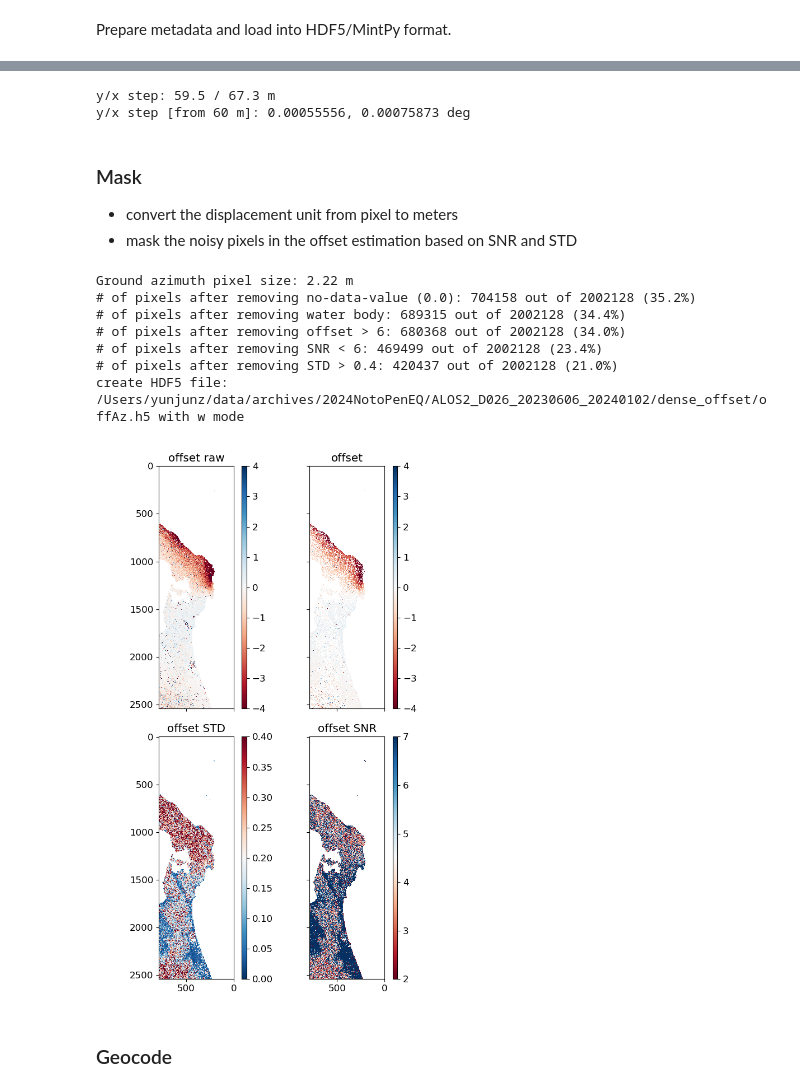
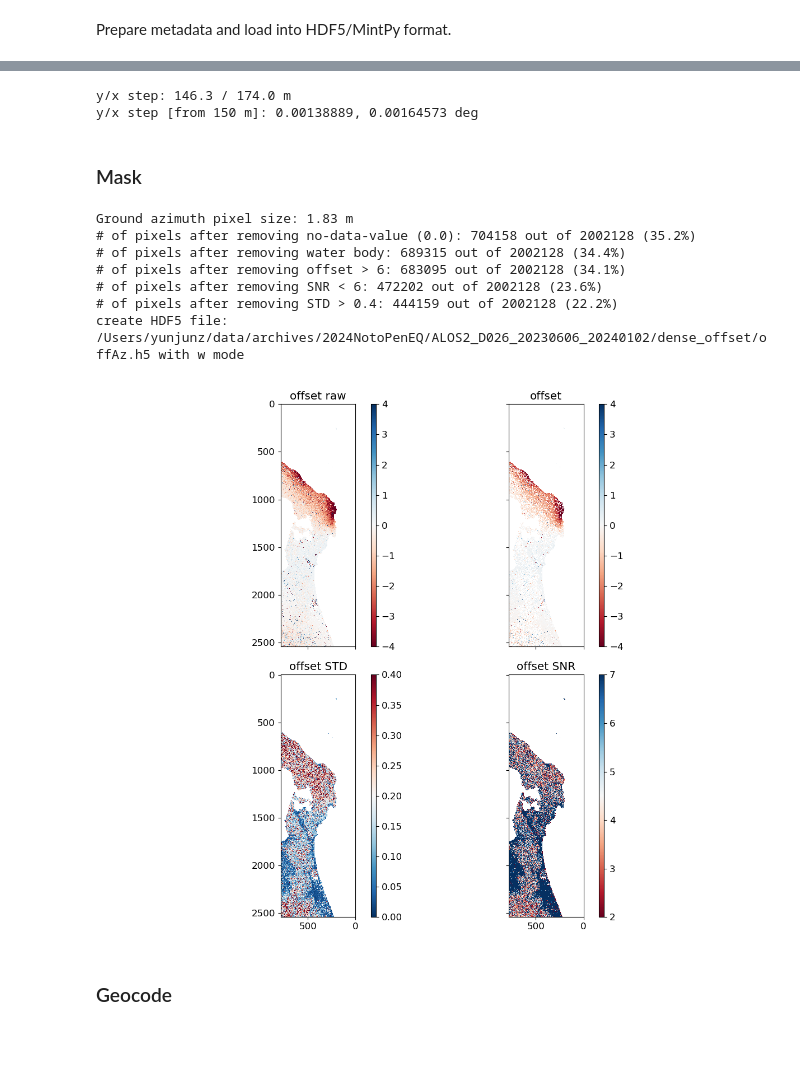
Before and after one commit to yunjunz/2024-Noto-EQ, a Jupyter notebook: prep_alos2_off.ipynb, the cells around one changed output, grey strips where cells are left out. Drawn from its saved outputs; the diff is of its cells as text; code cells hidden in the pictures; blank space fills up the shorter version.

```diff
--- a/prep_alos2_off.ipynb
+++ b/prep_alos2_off.ipynb
@@ -27,7 +27,7 @@ ds_name = [
     'ALOS2_D026_20230606_20240102_AZ',
     'ALOS2_A121_20220926_20240101_RG',
     'ALOS2_A121_20220926_20240101_AZ',
-][4]
+][5]
 redo = True
 
 work_dir = os.path.join(proj_dir, ds_name[:-3], 'dense_offset')
@@ -54,8 +54,8 @@ config = {
     'ALOS2_A127_20231206_20240103_AZ': {'x_step':32, 'y_step':32, 'max_off':6, 'min_snr':6, 'max_std':0.4},
     'ALOS2_D026_20230606_20240102_RG': {'x_step':32, 'y_step':32, 'max_off':5, 'min_snr':5, 'max_std':0.4},
     'ALOS2_D026_20230606_20240102_AZ': {'x_step':32, 'y_step':32, 'max_off':6, 'min_snr':6, 'max_std':0.4},
-    'ALOS2_A121_20220926_20240101_RG': {'x_step':32, 'y_step':32, 'max_off':5, 'min_snr':5, 'max_std':0.4},
-    'ALOS2_A121_20220926_20240101_AZ': {'x_step':32, 'y_step':32, 'max_off':6, 'min_snr':6, 'max_std':0.4},
+    'ALOS2_A121_20220926_20240101_RG': {'x_step':64, 'y_step':80, 'max_off':5, 'min_snr':5, 'max_std':0.2},
+    'ALOS2_A121_20220926_20240101_AZ': {'x_step':64, 'y_step':80, 'max_off':6, 'min_snr':6, 'max_std':0.3},
 }[ds_name]
 # %%
 # utils functions
@@ -203,48 +203,45 @@ xstep_m = ut.range_ground_resolution(meta)
 print(f'y/x step: {ystep_m:.1f} / {xstep_m:.1f} m')
 
 # set to the nearest common integer value
-step_m = 60 # m
+step_m = 150 # m
 
 # convert from meters to degrees
 ystep_d = step_m / 108e3
 xstep_d = step_m / (108e3 * np.cos(np.deg2rad(inc_angle_c)))
 print(f'y/x step [from {step_m} m]: {ystep_d:.8f}, {xstep_d:.8f} deg')
 # %% [output]
-y/x step: 59.5 / 67.3 m
-y/x step [from 60 m]: 0.00055556, 0.00075873 deg
+y/x step: 146.3 / 174.0 m
+y/x step [from 150 m]: 0.00138889, 0.00164573 deg
 # %% [markdown]
 ### Mask
-
-+ convert the displacement unit from pixel to meters
-+ mask the noisy pixels in the offset estimation based on SNR and STD
 # %%
 off, off_std, off_snr = read_offset(meta, off_file, cov_file, snr_file)
 off, off_std, off_snr, off_raw = mask_offset(off, off_std, off_snr, config)
 
 # write to one HDF5 files
 meta['FILE_TYPE'] = 'displacement'
 meta['ORBIT_DIRECTION'] = 'ASCENDING' if ds_name.split('_')[1].startswith('A') else 'DESCENDING'
 if redo or not os.path.isfile(rdr_file):
     ds_dict      = {'displacement' : np.array(off, dtype=np.float32), 'displacementStd' : np.array(off_std, dtype=np.float32)}
     ds_unit_dict = {'displacement' : 'm', 'displacementStd' : 'm'}
     writefile.write(ds_dict, out_file=rdr_file, metadata=meta, ds_unit_dict=ds_unit_dict, compression='lzf', print_msg=False)
 
 # plot
 %matplotlib widget
-fig, axs = plt.subplots(nrows=2, ncols=2, figsize=[6, 10], sharex=True, sharey=True)
+fig, axs = plt.subplots(nrows=2, ncols=2, figsize=[10, 10], sharex=True, sharey=True)
 for ax, data, [vmin, vmax], cmap, title in zip(axs.flatten(), [off_raw, off, off_std, off_snr], [[-4, 4], [-4, 4], [0, config['max_std']], [2, config['min_snr']+1]], ['RdBu', 'RdBu', 'RdBu_r', 'RdBu'], ['offset raw', 'offset', 'offset STD', 'offset SNR']):
     im = ax.imshow(data, cmap=cmap, vmin=vmin, vmax=vmax, interpolation='nearest'); fig.colorbar(im, ax=ax, aspect=50); pp.auto_flip_direction(meta, ax, print_msg=False); ax.set_title(title)
 fig.tight_layout()
 plt.show()
 # %% [output]
-Ground azimuth pixel size: 2.22 m
+Ground azimuth pixel size: 1.83 m
 # of pixels after removing no-data-value (0.0): 704158 out of 2002128 (35.2%)
 # of pixels after removing water body: 689315 out of 2002128 (34.4%)
-# of pixels after removing offset > 6: 680368 out of 2002128 (34.0%)
-# of pixels after removing SNR < 6: 469499 out of 2002128 (23.4%)
-# of pixels after removing STD > 0.4: 420437 out of 2002128 (21.0%)
+# of pixels after removing offset > 6: 683095 out of 2002128 (34.1%)
+# of pixels after removing SNR < 6: 472202 out of 2002128 (23.6%)
+# of pixels after removing STD > 0.4: 444159 out of 2002128 (22.2%)
 create HDF5 file: /Users/yunjunz/data/archives/2024NotoPenEQ/ALOS2_D026_20230606_20240102/dense_offset/offAz.h5 with w mode
-[figure, old version]
+[figure, new version]
 # %% [markdown]
 ### Geocode
 # %%
```
Also changed, not shown: parts of 3 cells of this notebook.
